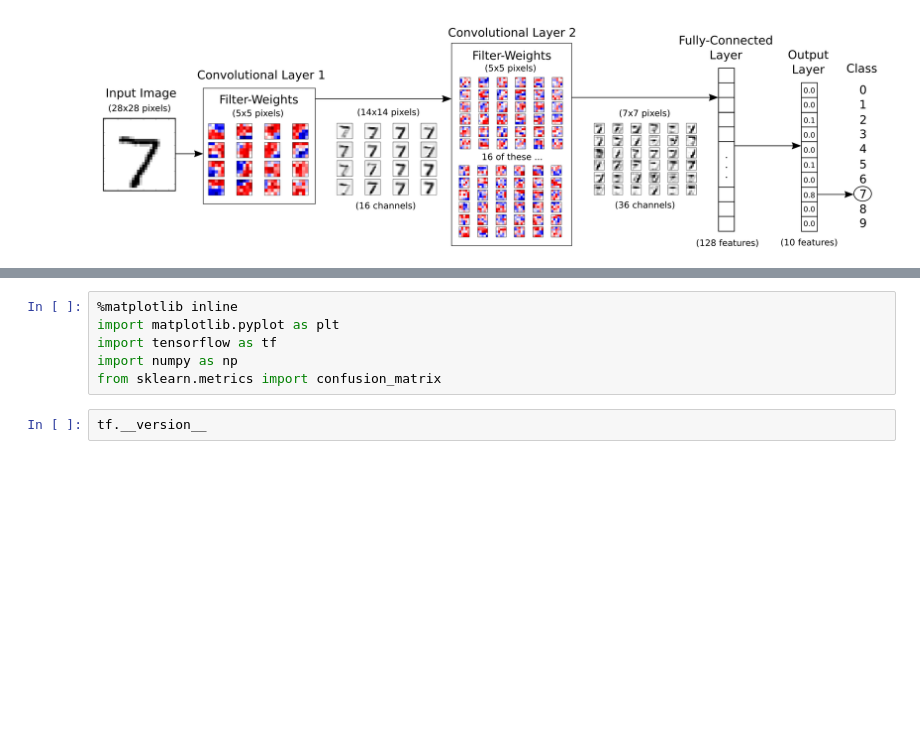
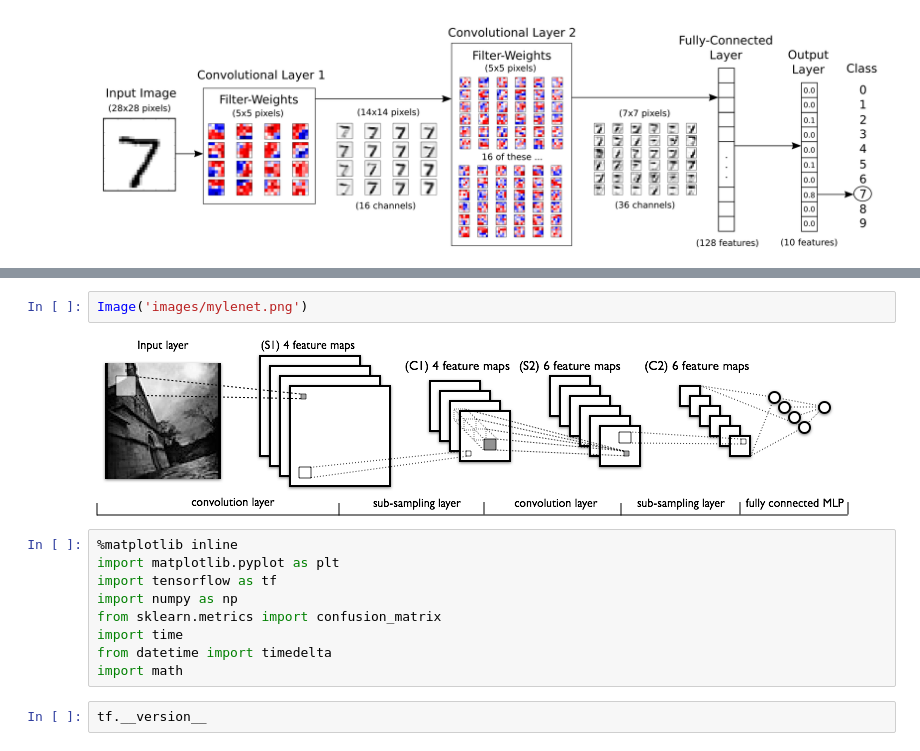
Before and after one commit to ijustloveses/tensorflow_tutorial, a Jupyter notebook: 02_Convolutional_NN.ipynb, the cells around one changed output, grey strips where cells are left out. Cells and saved outputs as stored; diff of their text form; blank space fills up the shorter version.

```diff
--- a/02_Convolutional_NN.ipynb
+++ b/02_Convolutional_NN.ipynb
@@ -35,9 +50,16 @@ Note that the computation in TensorFlow is actually done on a batch of images in
+# %%
+Image('images/mylenet.png')
+# %% [output]
+[figure, added]
 # %%
 %matplotlib inline
 import matplotlib.pyplot as plt
 import tensorflow as tf
 import numpy as np
 from sklearn.metrics import confusion_matrix
+import time
+from datetime import timedelta
+import math
 # %%
 tf.__version__
 # %% [output]
```
Also changed, not shown: parts of 45 cells of this notebook, 1 other file.
